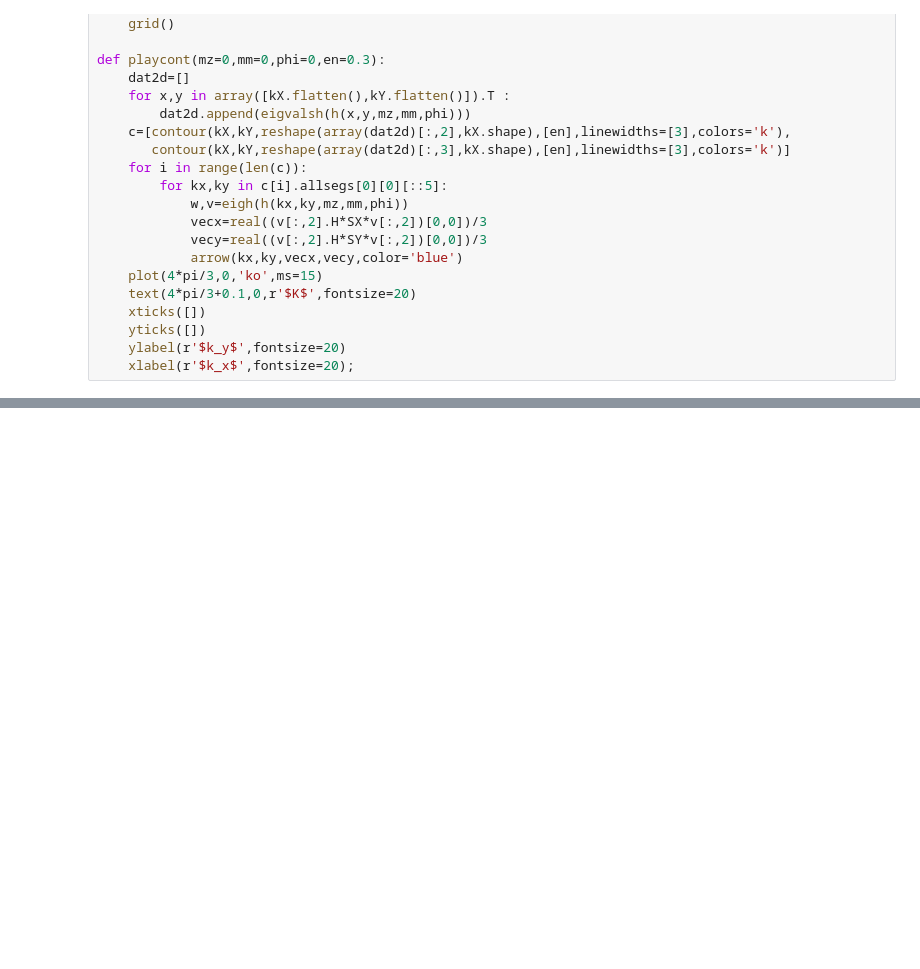
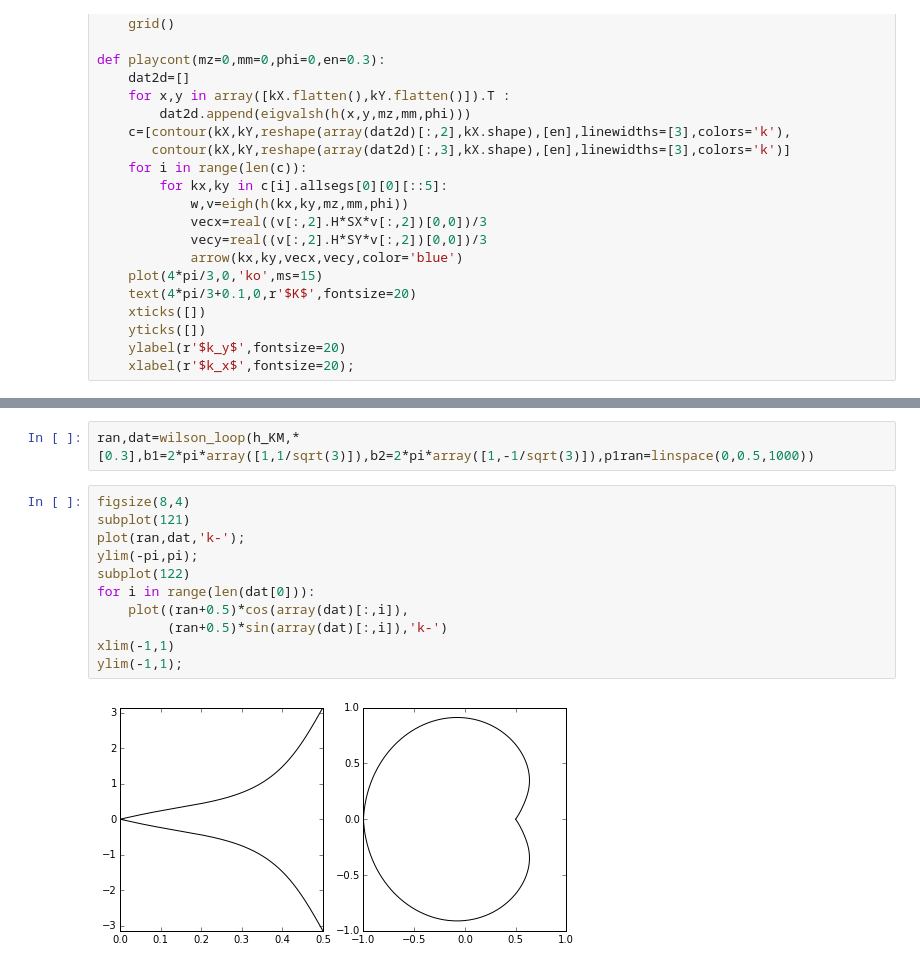
Before and after one commit to oroszl/graphene_BiTeI, a Jupyter notebook: graphene_so.ipynb, the cells around one changed output, grey strips where cells are left out. Drawn from its saved outputs; the diff is of its cells as text; blank space fills up the shorter version.

```diff
--- a/graphene_so.ipynb
+++ b/graphene_so.ipynb
@@ -77,0 +163,15 @@ def abragyar(mz=0,mm=0,phi=0,en=0.3):
+# %%
+ran,dat=wilson_loop(h_KM,*[0.3],b1=2*pi*array([1,1/sqrt(3)]),b2=2*pi*array([1,-1/sqrt(3)]),p1ran=linspace(0,0.5,1000))
+# %%
+figsize(8,4)
+subplot(121)
+plot(ran,dat,'k-');
+ylim(-pi,pi);
+subplot(122)
+for i in range(len(dat[0])):
+    plot((ran+0.5)*cos(array(dat)[:,i]),
+         (ran+0.5)*sin(array(dat)[:,i]),'k-')
+xlim(-1,1)
+ylim(-1,1);
+# %% [output]
+[figure, added]
```
Also changed, not shown: parts of 8 cells of this notebook, 5 other files.
